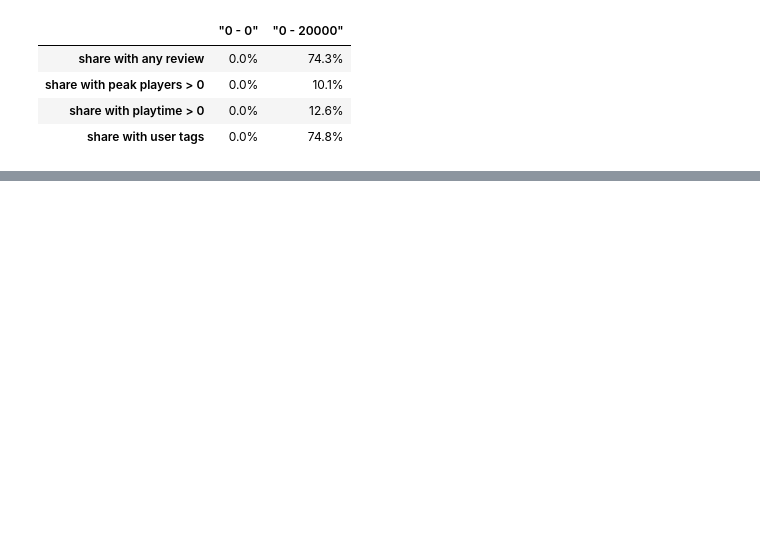
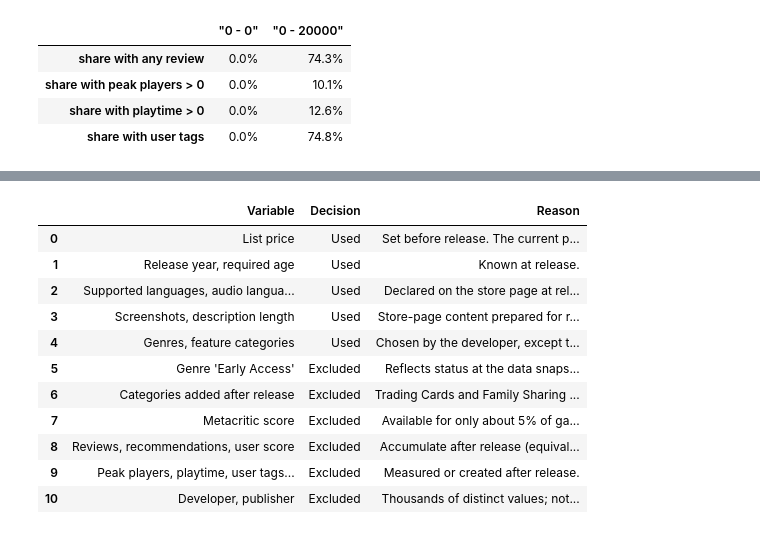
Before and after one commit to Hong5078/vgSaleAnalysis, a Jupyter notebook: new_analysis/notebooks/01_preprocessing_and_transformation.ipynb, the cells around one changed output, grey strips where cells are left out. Drawn from its saved outputs; the diff is of its cells as text; code cells hidden in the pictures; blank space fills up the shorter version.

```diff
--- a/new_analysis/notebooks/01_preprocessing_and_transformation.ipynb
+++ b/new_analysis/notebooks/01_preprocessing_and_transformation.ipynb
@@ -731,0 +298,31 @@ Notebook 2 examines the resulting data before modeling.
+# %%
+audit = pd.DataFrame([
+    ("List price", "Used", "Set before release. The current price is not used because it includes later discounts."),
+    ("Release year, required age", "Used", "Known at release."),
+    ("Supported languages, audio languages, platforms", "Used", "Declared on the store page at release."),
+    ("Screenshots, description length", "Used", "Store-page content prepared for release."),
+    ("Genres, feature categories", "Used", "Chosen by the developer, except the entries listed below."),
+    ("Genre 'Early Access'", "Excluded", "Reflects status at the data snapshot; games that complete Early Access lose the label."),
+    ("Categories added after release", "Excluded", "Trading Cards and Family Sharing (granted or applied by Valve after release); "
+     "Achievements, Workshop, In-App Purchases, Remote Play, Cross-Platform Multiplayer and recent accessibility labels "
+     "(commonly added in later updates)."),
+    ("Metacritic score", "Excluded", "Available for only about 5% of games."),
+    ("Reviews, recommendations, user score", "Excluded", "Accumulate after release (equivalent to the parent paper's User_Count)."),
+    ("Peak players, playtime, user tags, DLC count", "Excluded", "Measured or created after release."),
+    ("Developer, publisher", "Excluded", "Thousands of distinct values; not used in the parent paper either."),
+], columns=["Variable", "Decision", "Reason"])
+audit.to_csv(os.path.join(TAB_DIR, "table_variable_selection.csv"), index=False)
+audit
+# %% [output]
+|  | Variable | Decision | Reason |
+| 0 | List price | Used | Set before release. The current p... |
+| 1 | Release year, required age | Used | Known at release. |
+| 2 | Supported languages, audio langua... | Used | Declared on the store page at rel... |
+| 3 | Screenshots, description length | Used | Store-page content prepared for r... |
+| 4 | Genres, feature categories | Used | Chosen by the developer, except t... |
+| 5 | Genre 'Early Access' | Excluded | Reflects status at the data snaps... |
+| 6 | Categories added after release | Excluded | Trading Cards and Family Sharing ... |
+| 7 | Metacritic score | Excluded | Available for only about 5% of ga... |
+| 8 | Reviews, recommendations, user score | Excluded | Accumulate after release (equival... |
+| 9 | Peak players, playtime, user tags... | Excluded | Measured or created after release. |
+| 10 | Developer, publisher | Excluded | Thousands of distinct values; not... |
```
Also changed, not shown: parts of 53 cells of this notebook, 50 other files.
